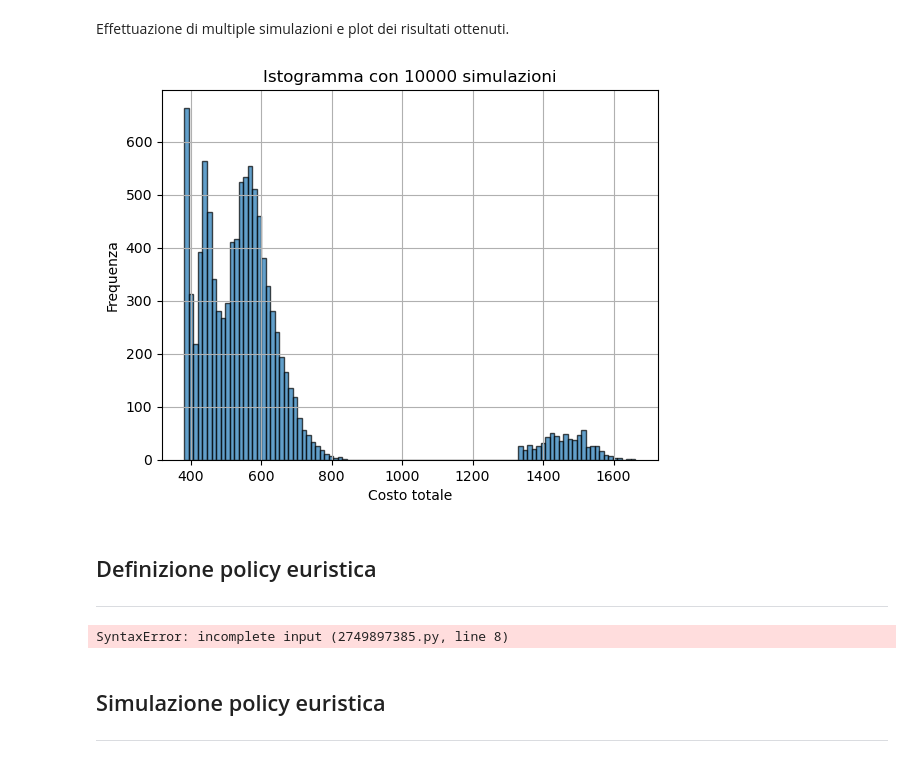
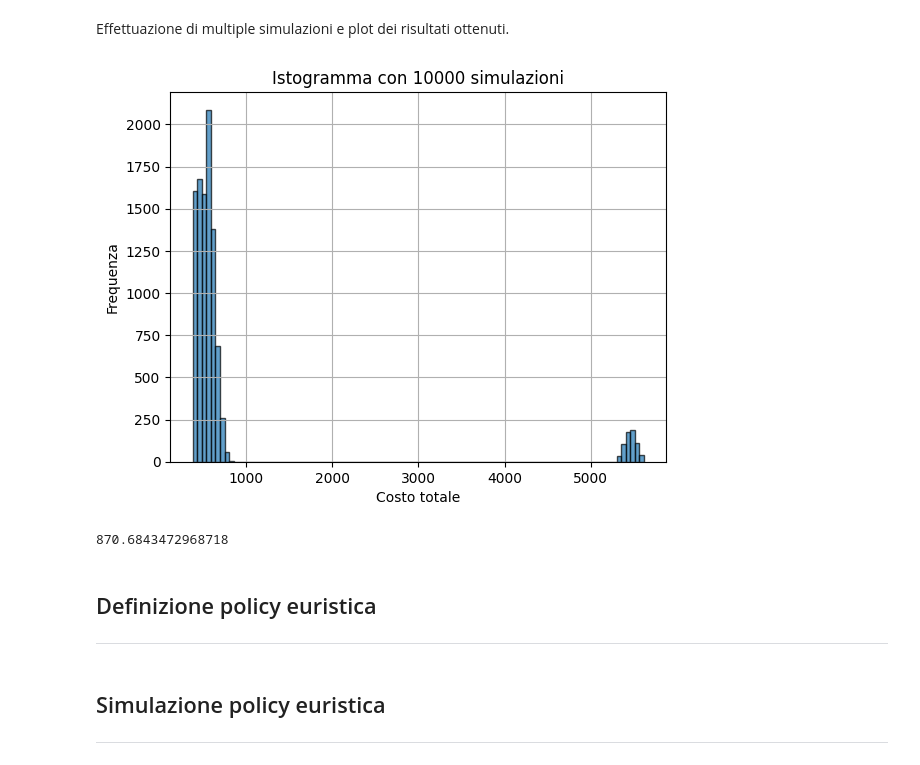
Before and after one commit to kevix01/dp_project, a Jupyter notebook: EfficientSnowProduction.ipynb, the cells around one changed output. Drawn from its saved outputs; the diff is of its cells as text; code cells hidden in the pictures.

Commit message:
Optimal policy + herustic simulations

```diff
--- a/EfficientSnowProduction.ipynb
+++ b/EfficientSnowProduction.ipynb
@@ -93,7 +93,7 @@ max_wf=4.5 #[3.6,5.4]
 wf_step=0.2 #step di discretizzazione del flusso di acqua
 # Stato terminale
 d_target=40 #livello di neve che deve essere raggiunta in m^3
-penalization_cost=1e3 #costo terminale nel caso in cui la profondità target non venga raggiunta
+penalization_cost=5e3 #costo terminale nel caso in cui la profondità target non venga raggiunta
 # %% [markdown]
 ### Caricamento dati meteorologici da file
 # %%
@@ -663,41 +663,47 @@ Effettuazione di multiple simulazioni e plot dei risultati ottenuti.
 # %%
 num_simulations = int(1e4)
 total_costs_vector = np.empty(num_simulations)
-for i in range(num_simulations):
-    total_costs_vector[i] = simulate(72,0,optimal_policy)[1]
+
+def run_simulations(total_costs_vector, num_simulations):
+    for i in range(num_simulations):
+        total_costs_vector[i] = simulate(72,0,optimal_policy)[1]
+
+run_simulations(total_costs_vector, num_simulations)
 
 plt.hist(total_costs_vector, bins=100, alpha=0.7, edgecolor="black")
 plt.xlabel("Costo totale")
 plt.ylabel("Frequenza")
 plt.title(f"Istogramma con {num_simulations} simulazioni")
 plt.grid(True)
 plt.show()
 # %% [output]
-[figure, old version]
+[figure, new version]
+# %%
+print(np.mean(total_costs_vector))
+# %% [output]
+870.6843472968718
 # %% [markdown]
 ## Definizione policy euristica
 ---
 # %%
 def heuristic_policy(x_t):
-    temp_t, hum_t, d_t = zip(*x_t)
+    temp_t, hum_t, d_t = x_t[0], x_t[1], x_t[2]
     T_wb_soglia= -2.5 #°C
     wb_t = wet_bulb_temperature(temp_t, hum_t)
     if wb_t < T_wb_soglia:
         # Possiamo sparare neve
-        if d_t < max_d:
+        if d_t < d_target:
             # Si spara il più possibile
-            a_f = 27 # m^3/h
+            a_f = 27.0 # m^3/h
             w_f = 4.5 # m^3/h
             u_t = [a_f, w_f]
         else:
-            # Siamo già a profondità max anche se potremmo sparare
-            u_t = [0, 0]
+            # Siamo già a profondità target anche se potremmo sparare
+            u_t = [0.0, 0.0]
     else:
         # Non possiamo sparare
-        u_t = [0, 0]
+        u_t = [0.0, 0.0]
     return u_t
-# %% [output]
-SyntaxError: incomplete input (2749897385.py, line 8)
 # %% [markdown]
 ## Simulazione policy euristica
 ---
```
Also changed, not shown: parts of 6 cells of this notebook, 1 other file.
